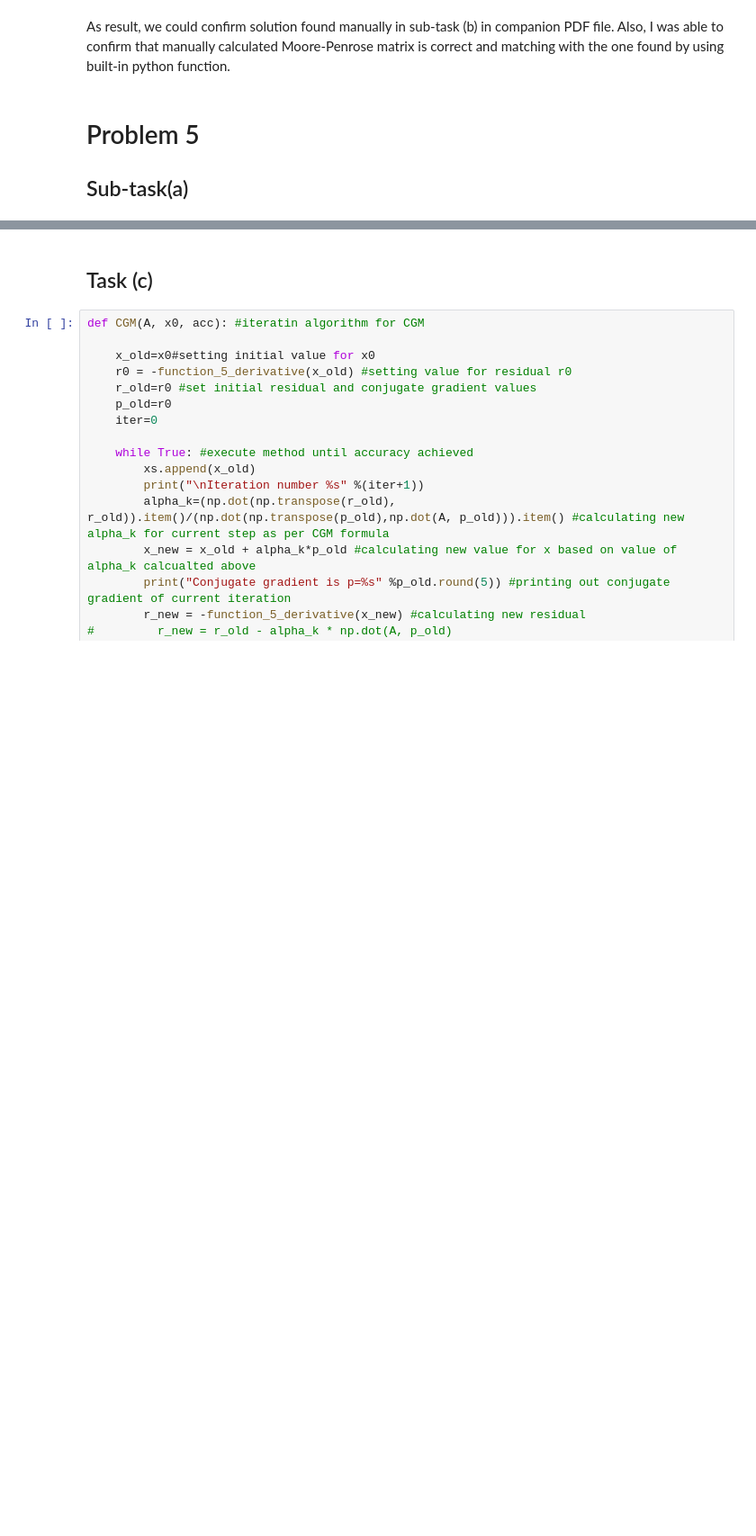
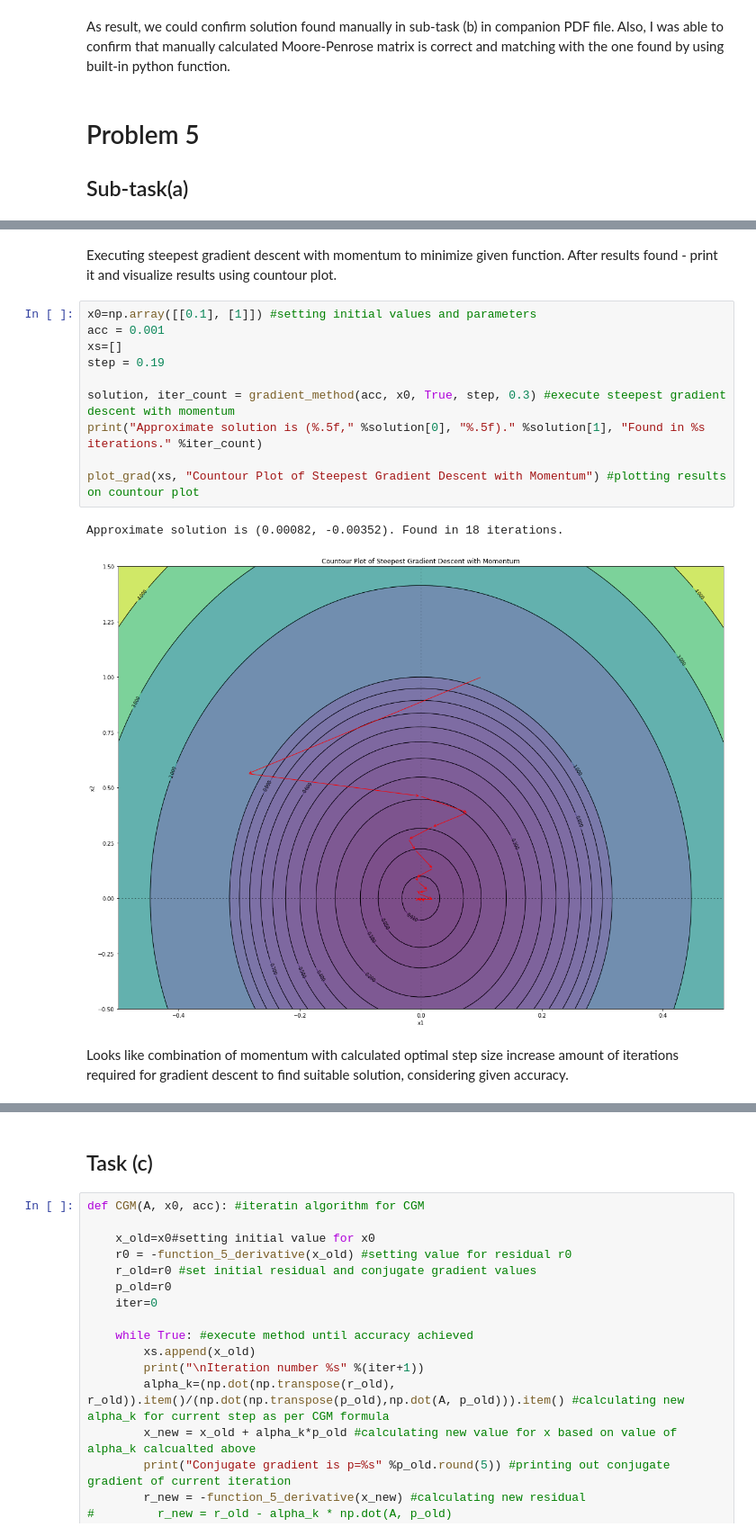
Before and after one commit to kai-wren/LinAl, a Jupyter notebook: LA_HW7.ipynb, the cells around one changed output, grey strips where cells are left out. Shown at 90% size. Cells and saved outputs as stored; diff of their text form; blank space fills up the shorter version.

```diff
--- a/LA_HW7.ipynb
+++ b/LA_HW7.ipynb
@@ -184,2 +202,19 @@ Approximate solution is (0.00019, 0.00386). Found in 28 iterations.
+# %% [markdown]
+Executing steepest gradient descent with momentum to minimize given function. After results found - print it and visualize results using countour plot.
+# %%
+x0=np.array([[0.1], [1]]) #setting initial values and parameters
+acc = 0.001
+xs=[]
+step = 0.19
+
+solution, iter_count = gradient_method(acc, x0, True, step, 0.3) #execute steepest gradient descent with momentum
+print("Approximate solution is (%.5f," %solution[0], "%.5f)." %solution[1], "Found in %s iterations." %iter_count)
+
+plot_grad(xs, "Countour Plot of Steepest Gradient Descent with Momentum") #plotting results on countour plot
+# %% [output]
+Approximate solution is (0.00082, -0.00352). Found in 18 iterations.
+[figure, added]
+# %% [markdown]
+Looks like combination of momentum with calculated optimal step size increase amount of iterations required for gradient descent to find suitable solution, considering given accuracy.
 # %% [markdown]
 ## Task (b)
```
Also changed, not shown: parts of 12 cells of this notebook.
